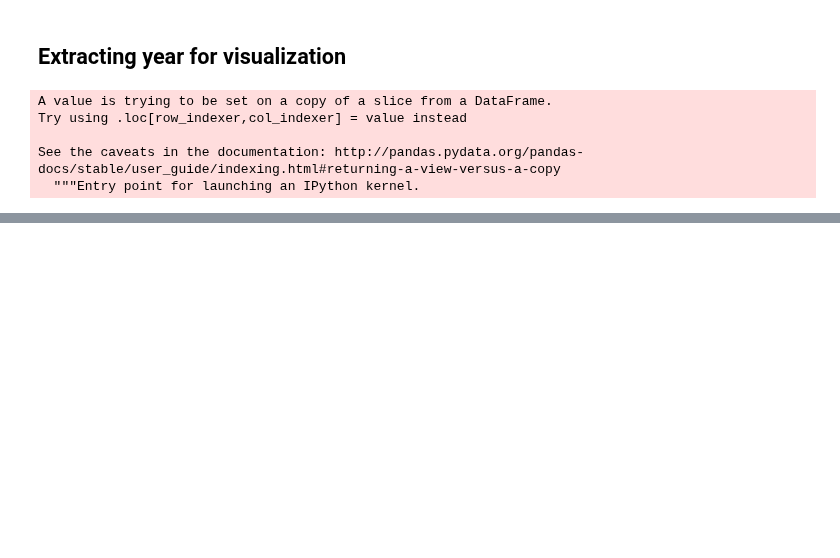
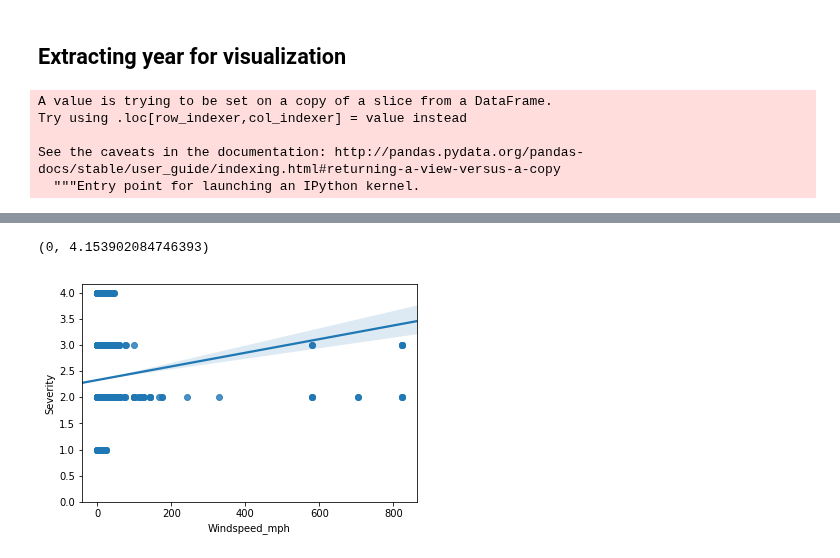
Before and after one commit to mpayumo/accident-severity-us, a Jupyter notebook: accidents-6-model.ipynb, the cells around one changed output, grey strips where cells are left out. Cells and saved outputs as stored; diff of their text form; code cells hidden in the pictures; blank space fills up the shorter version.

```diff
--- a/accidents-6-model.ipynb
+++ b/accidents-6-model.ipynb
@@ -220,0 +324,6 @@ plt.savefig('img/timeseries.jpg');
+# %%
+sns.regplot(x='Windspeed_mph', y='Severity', data=ca_nd)
+plt.ylim(0,)
+# %% [output]
+(0, 4.153902084746393)
+[figure, added]
```
Also changed, not shown: parts of 28 cells of this notebook.
